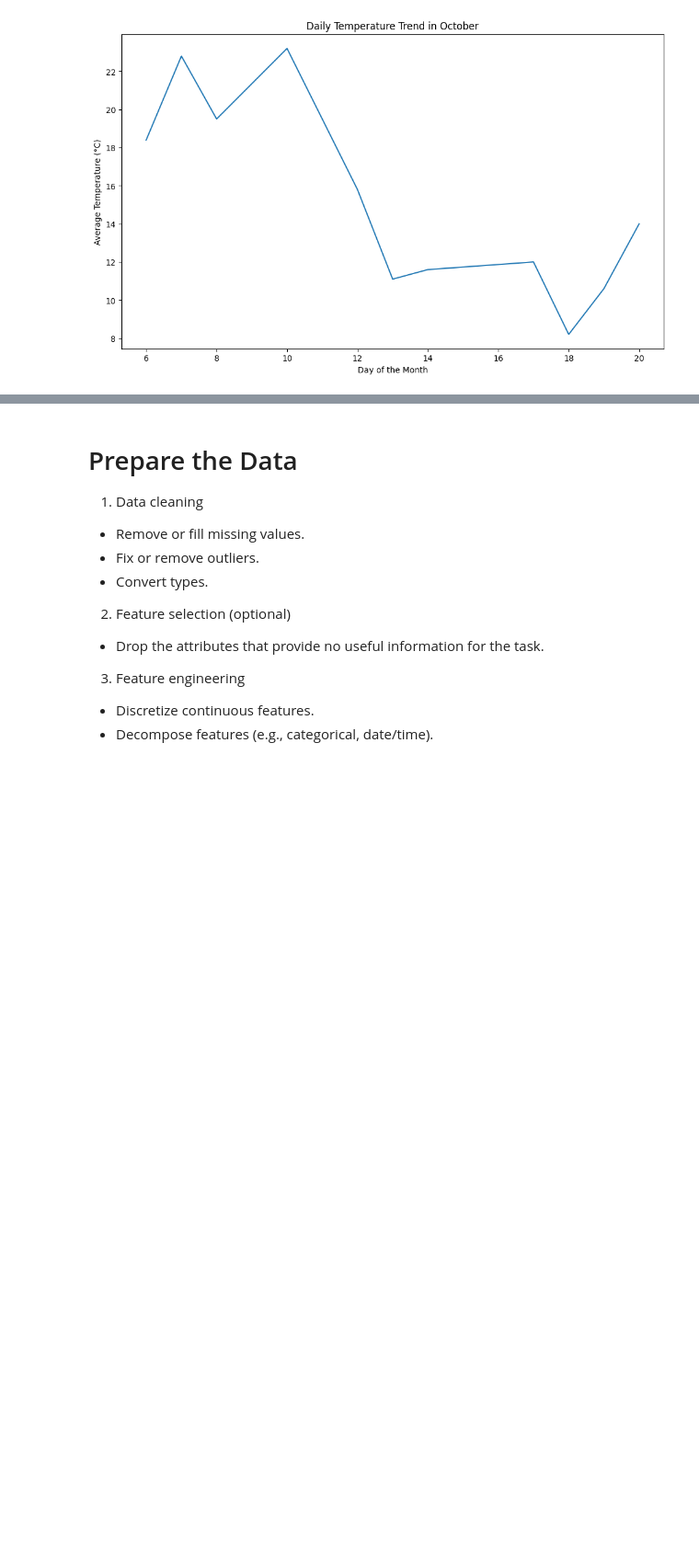
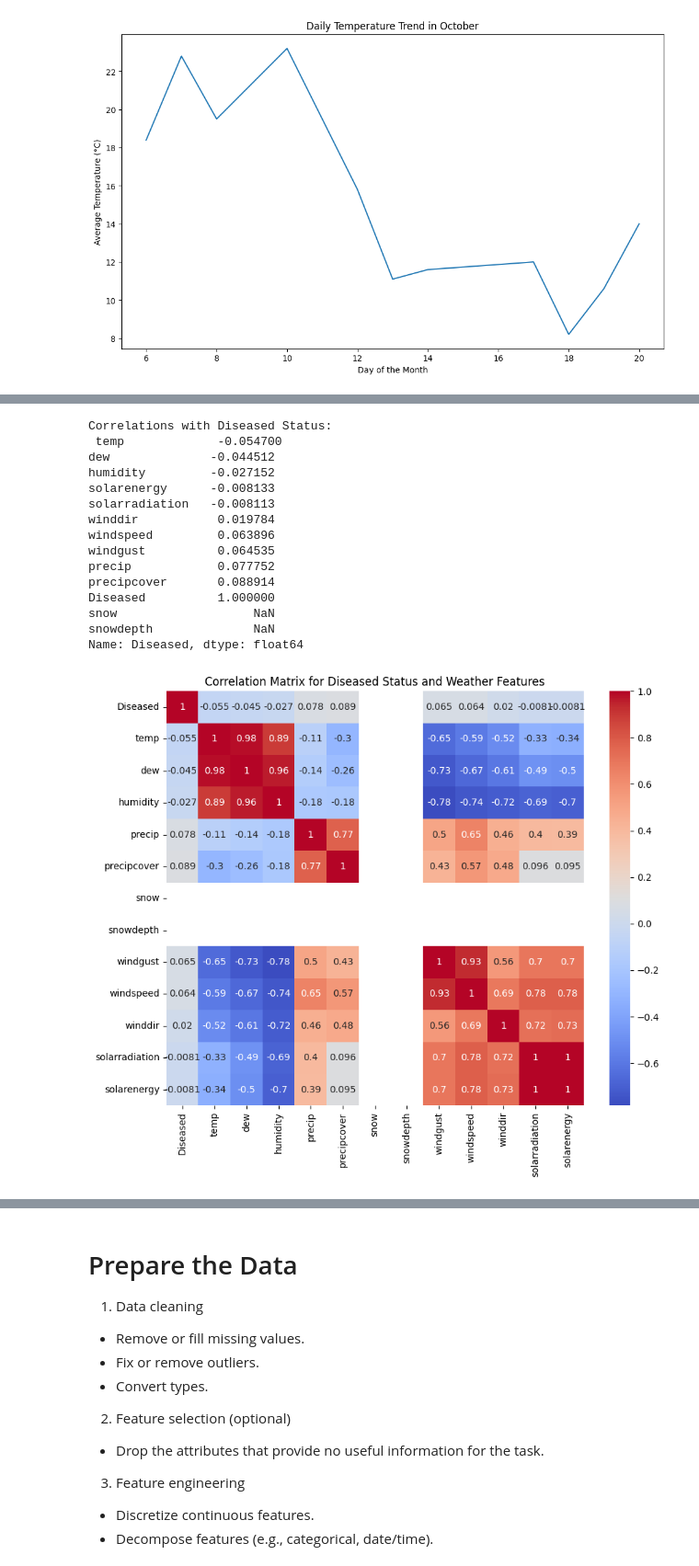
Before and after one commit to jyounes23/Nutosis, a Jupyter notebook: P2-Nutosis/Nutosis.ipynb, the cells around one changed output, grey strips where cells are left out. Shown at 92% size. Cells and saved outputs as stored; diff of their text form; code cells hidden in the pictures; blank space fills up the shorter version.

```diff
--- a/P2-Nutosis/Nutosis.ipynb
+++ b/P2-Nutosis/Nutosis.ipynb
@@ -586,0 +630,44 @@ The `ci` parameter is deprecated. Use `errorbar=None` for the same effect.
+# %%
+
+# Assuming 'combined_data' is your DataFrame containing all the data including weather and squirrel observations
+# Ensure 'Diseased' is an integer type for correlation calculation
+final_combined_data['Diseased'] = final_combined_data['Diseased'].astype(int)
+
+# List of weather-related features'
+weather_features = [
+    "temp", "dew", "humidity", "precip", "precipcover",
+    "snow", "snowdepth", "windgust", "windspeed", "winddir",
+    "solarradiation", "solarenergy"
+]
+
+# Calculate correlation matrix for 'Diseased' and the selected weather features
+correlation_matrix = final_combined_data[['Diseased'] + weather_features].corr()
+
+# Extracting the 'Diseased' correlations
+diseased_correlations = correlation_matrix['Diseased'].sort_values()
+
+# Print correlations with 'Diseased'
+print("Correlations with Diseased Status:\n", diseased_correlations)
+
+# Optionally, visualize the correlation matrix
+plt.figure(figsize=(10, 8))
+sns.heatmap(correlation_matrix, annot=True, cmap='coolwarm')
+plt.title('Correlation Matrix for Diseased Status and Weather Features')
+plt.show()
+# %% [output]
+Correlations with Diseased Status:
+ temp             -0.054700
+dew              -0.044512
+humidity         -0.027152
+solarenergy      -0.008133
+solarradiation   -0.008113
+winddir           0.019784
+windspeed         0.063896
+windgust          0.064535
+precip            0.077752
+precipcover       0.088914
+Diseased          1.000000
+snow                   NaN
+snowdepth              NaN
+Name: Diseased, dtype: float64
+[figure, added]
```
Also changed, not shown: parts of 3 cells of this notebook.
